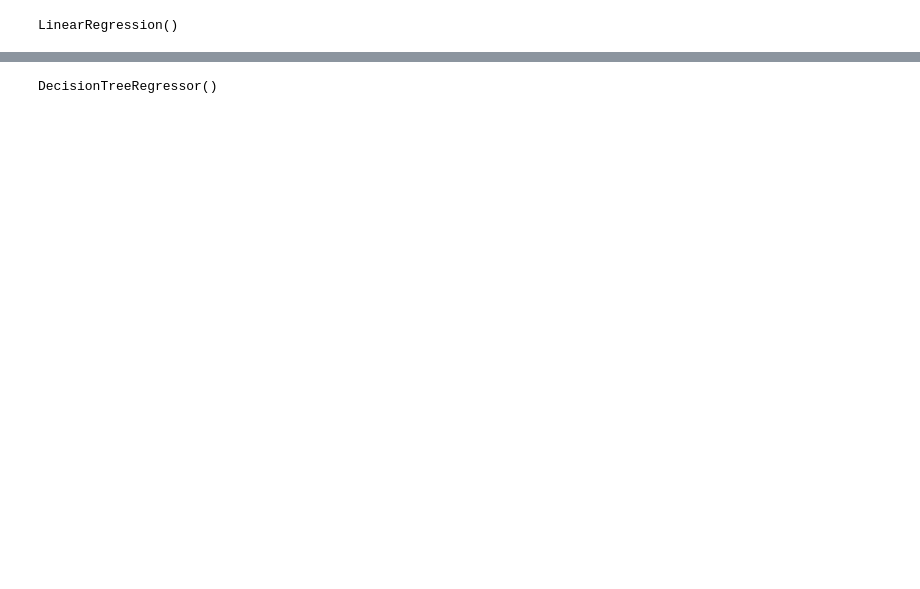
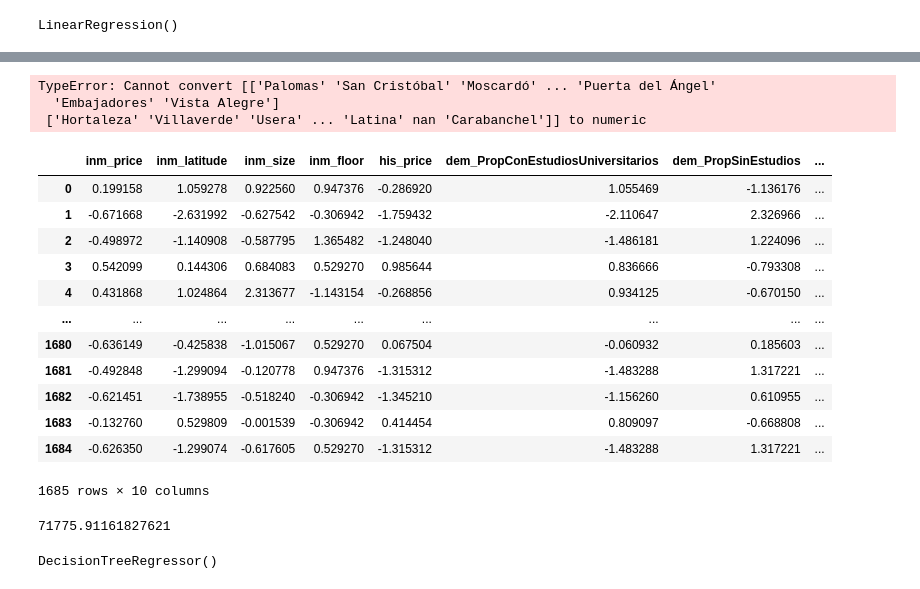
Before and after one commit to KhaledAkel/Property-Price-Madrid-Machine-Learning-Modules, a Jupyter notebook: LinearRegressionModel/DataPreprocessing.ipynb, the cells around one changed output, grey strips where cells are left out. Drawn from its saved outputs; the diff is of its cells as text; code cells hidden in the pictures; blank space fills up the shorter version.

```diff
--- a/LinearRegressionModel/DataPreprocessing.ipynb
+++ b/LinearRegressionModel/DataPreprocessing.ipynb
@@ -246,3 +266,47 @@ lin_rmse
+# %%
+attributes = ["inm_price","inm_latitude","inm_size","inm_floor", "his_price", "dem_PropConEstudiosUniversitarios","dem_PropSinEstudios", "dem_TasaDeParo", "dem_PobTotal","dem_NumViviendas"]
+test_set_copy = test_set.copy()
+#test_set_copy.fillna(median, inplace=True)
+X_validation = test_set_copy[attributes]
+Y_validation = test_set_copy["inm_price"].copy()
+# %%
+median = test_set_copy.median()
+# %% [output]
+TypeError: Cannot convert [['Palomas' 'San Cristóbal' 'Moscardó' ... 'Puerta del Ángel'
+  'Embajadores' 'Vista Alegre']
+ ['Hortaleza' 'Villaverde' 'Usera' ... 'Latina' nan 'Carabanchel']] to numeric
+# %%
+# Initialize the StandardScaler
+scaler = StandardScaler()
+
+# Fit and transform the data
+scaled_data = scaler.fit_transform(X_validation)
+
+# Convert the scaled data back to a DataFrame
+scaled_X_validation = pd.DataFrame(scaled_data, columns=X_validation.columns)
+
+scaled_X_validation
+# %% [output]
+|  | inm_price | inm_latitude | inm_size | inm_floor | his_price | dem_PropConEstudiosUniversitarios | dem_PropSinEstudios | ... |
+| 0 | 0.199158 | 1.059278 | 0.922560 | 0.947376 | -0.286920 | 1.055469 | -1.136176 | ... |
+| 1 | -0.671668 | -2.631992 | -0.627542 | -0.306942 | -1.759432 | -2.110647 | 2.326966 | ... |
+| 2 | -0.498972 | -1.140908 | -0.587795 | 1.365482 | -1.248040 | -1.486181 | 1.224096 | ... |
+| 3 | 0.542099 | 0.144306 | 0.684083 | 0.529270 | 0.985644 | 0.836666 | -0.793308 | ... |
+| 4 | 0.431868 | 1.024864 | 2.313677 | -1.143154 | -0.268856 | 0.934125 | -0.670150 | ... |
+| ... | ... | ... | ... | ... | ... | ... | ... | ... |
+| 1680 | -0.636149 | -0.425838 | -1.015067 | 0.529270 | 0.067504 | -0.060932 | 0.185603 | ... |
+| 1681 | -0.492848 | -1.299094 | -0.120778 | 0.947376 | -1.315312 | -1.483288 | 1.317221 | ... |
+| 1682 | -0.621451 | -1.738955 | -0.518240 | -0.306942 | -1.345210 | -1.156260 | 0.610955 | ... |
+| 1683 | -0.132760 | 0.529809 | -0.001539 | -0.306942 | 0.414454 | 0.809097 | -0.668808 | ... |
+| 1684 | -0.626350 | -1.299074 | -0.617605 | 0.529270 | -1.315312 | -1.483288 | 1.317221 | ... |
+1685 rows × 10 columns
+# %%
+housing_predictions = lin_reg.predict(scaled_X_validation)
+lin_mse = mean_squared_error(Y_validation, housing_predictions)
+lin_rmse = np.sqrt(lin_mse)
+lin_rmse
+# %% [output]
+71775.91161827621
 # %%
 from sklearn.tree import DecisionTreeRegressor
 tree_reg = DecisionTreeRegressor()
```
Also changed, not shown: parts of 10 cells of this notebook, 1 other file.
